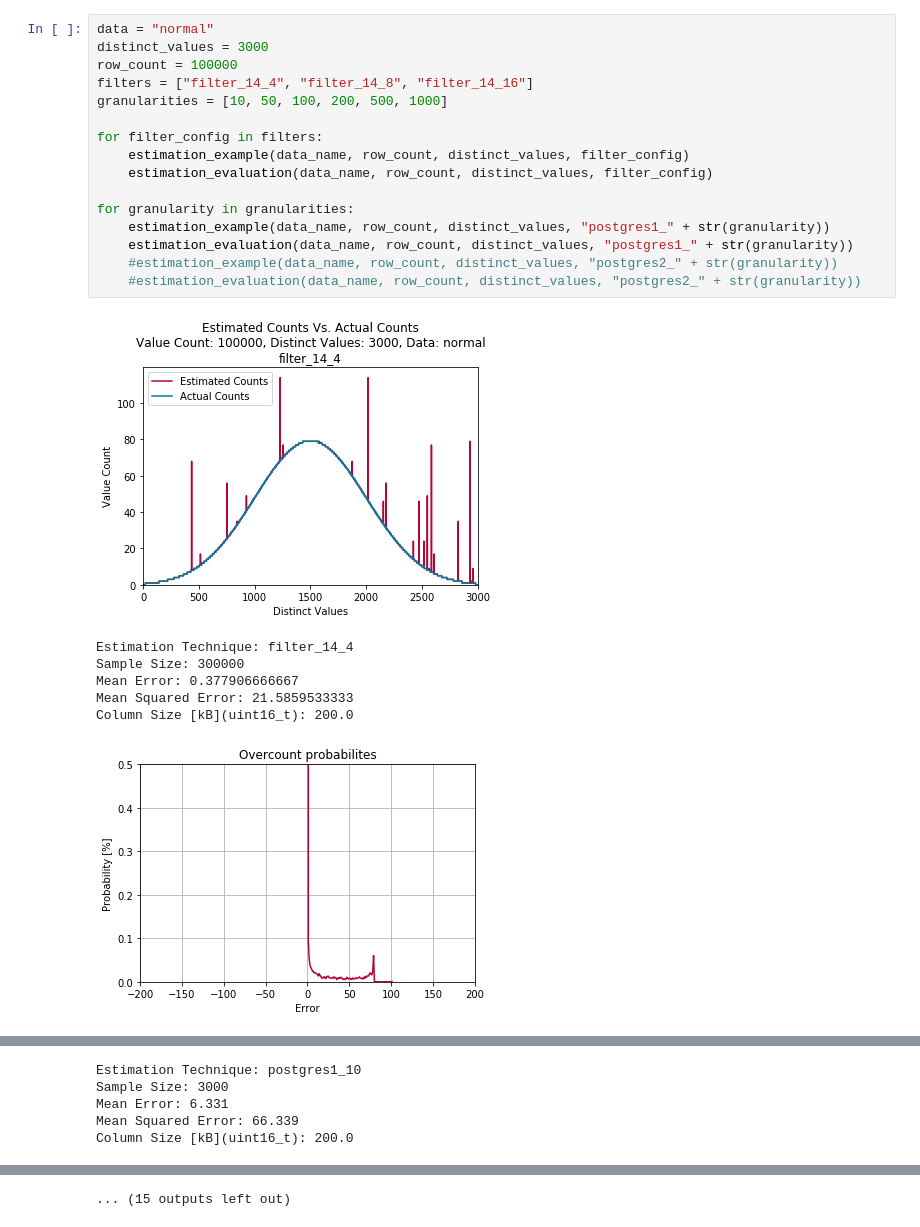
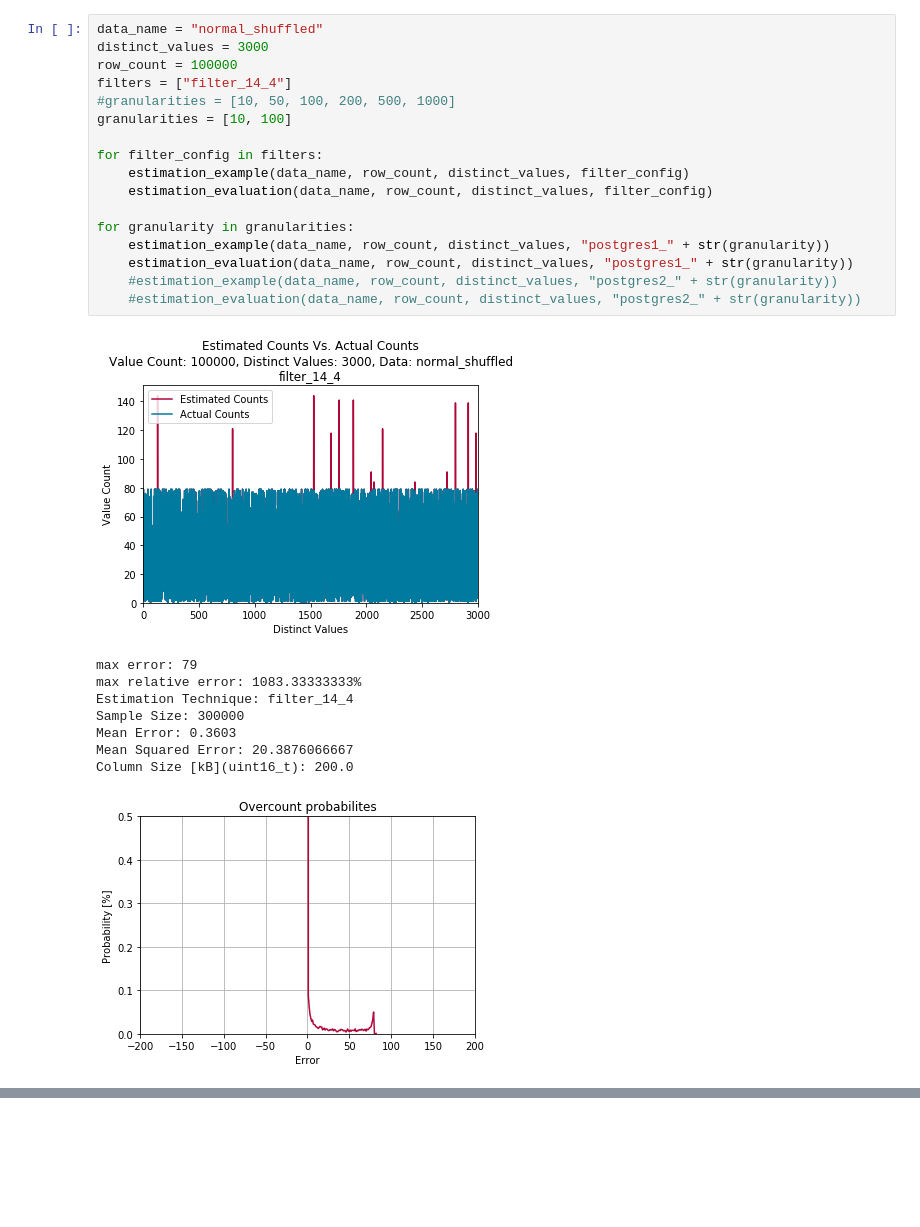
Before and after one commit to ArneMayer/MasterarbeitJupyter, a Jupyter notebook: Cardinality Estimation.ipynb, the cells around one changed output, grey strips where cells are left out. Saved outputs shown, nothing was run; the diff lists cells and outputs as text; blank space fills up the shorter version.

```diff
--- a/Cardinality Estimation.ipynb
+++ b/Cardinality Estimation.ipynb
@@ -284,26 +344,29 @@ Column Size [kB](uint16_t): 200.0
 [figure]
 ... (15 outputs left out)
 # %%
-data = "normal"
+data_name = "normal_shuffled"
 distinct_values = 3000
 row_count = 100000
-filters = ["filter_14_4", "filter_14_8", "filter_14_16"]
-granularities = [10, 50, 100, 200, 500, 1000]
+filters = ["filter_14_4"]
+#granularities = [10, 50, 100, 200, 500, 1000]
+granularities = [10, 100]
 
 for filter_config in filters:
     estimation_example(data_name, row_count, distinct_values, filter_config)
     estimation_evaluation(data_name, row_count, distinct_values, filter_config)
 
 for granularity in granularities:
     estimation_example(data_name, row_count, distinct_values, "postgres1_" + str(granularity))
     estimation_evaluation(data_name, row_count, distinct_values, "postgres1_" + str(granularity))
     #estimation_example(data_name, row_count, distinct_values, "postgres2_" + str(granularity))
     #estimation_evaluation(data_name, row_count, distinct_values, "postgres2_" + str(granularity))
 # %% [output]
-[figure, old version]
+[figure, new version]
+max error: 79
+max relative error: 1083.33333333%
 Estimation Technique: filter_14_4
 Sample Size: 300000
-Mean Error: 0.377906666667
-Mean Squared Error: 21.5859533333
+Mean Error: 0.3603
+Mean Squared Error: 20.3876066667
 Column Size [kB](uint16_t): 200.0
 [figure]
@@ -325,5 +390,0 @@ Column Size [kB](uint16_t): 200.0
-Estimation Technique: postgres1_10
-Sample Size: 3000
-Mean Error: 6.331
-Mean Squared Error: 66.339
-Column Size [kB](uint16_t): 200.0
@@ -331 +390,0 @@ Column Size [kB](uint16_t): 200.0
-... (15 outputs left out)
```
Also changed, not shown: parts of 5 cells of this notebook, 2 other files.
